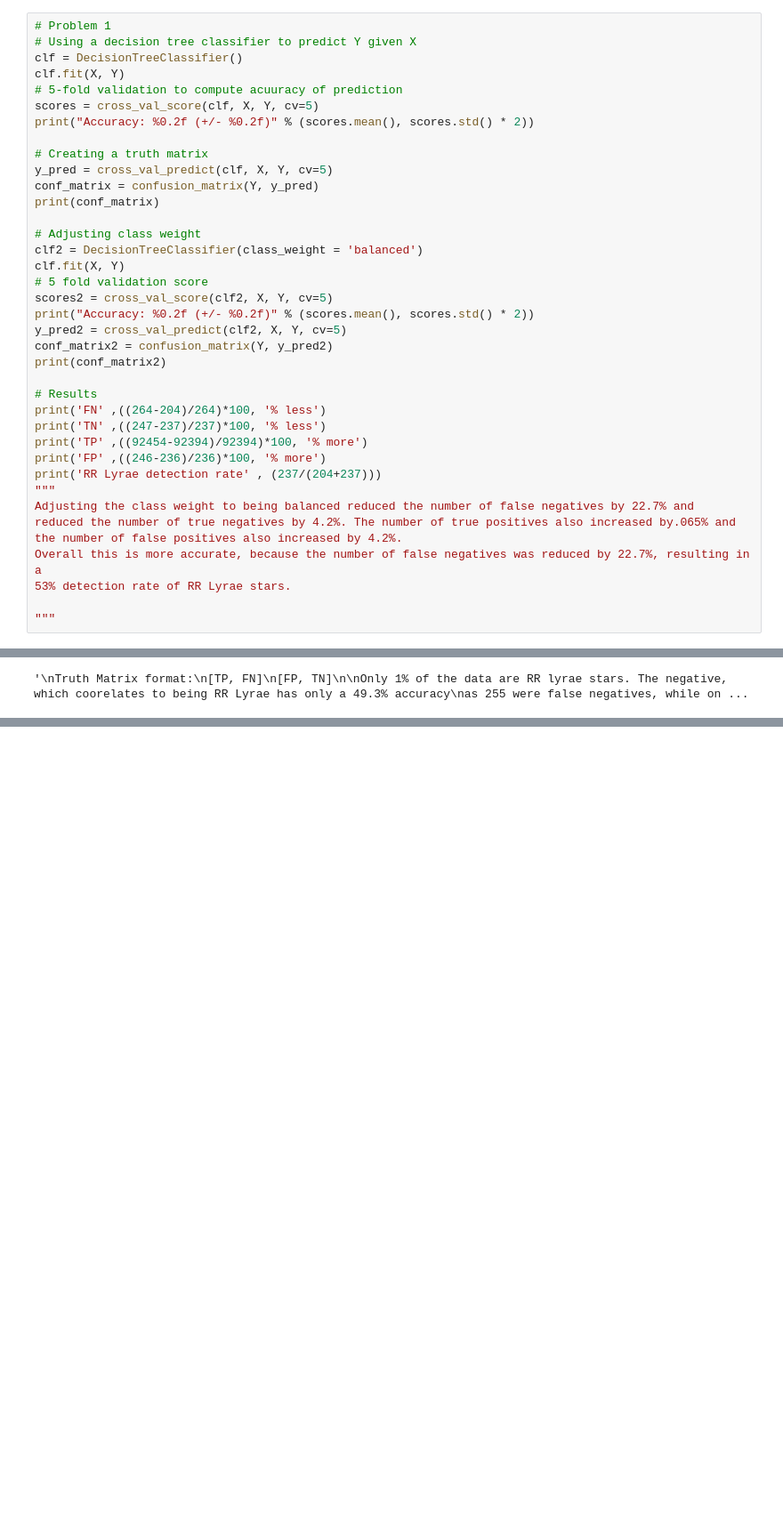
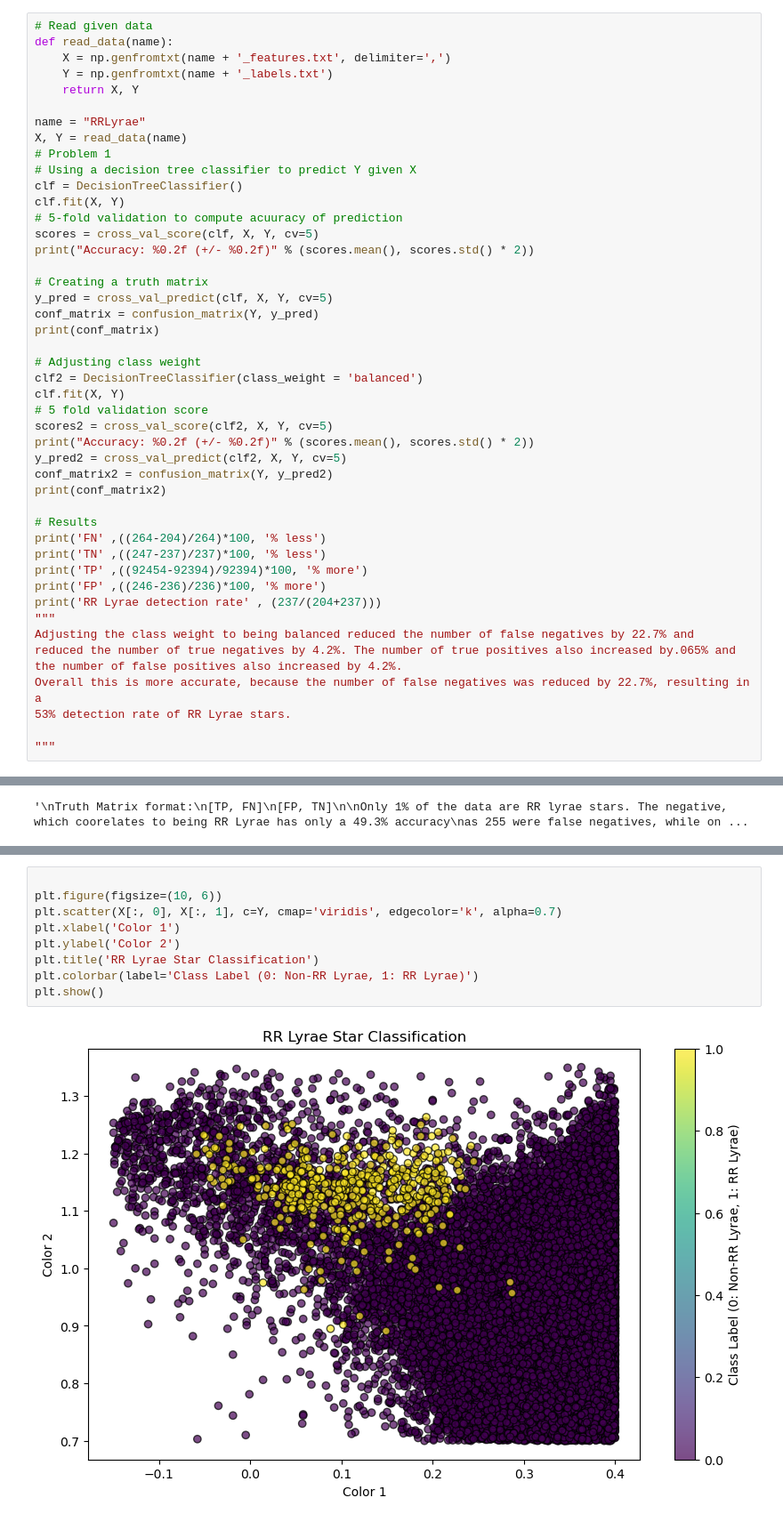
Before and after one commit to Columbia-Astronomy-4260/astr-4260-Juliahaynes777, a Jupyter notebook: PS8/PS8.ipynb, the cells around one changed output, grey strips where cells are left out. Shown at 89% size. Cells and saved outputs as stored; diff of their text form; blank space fills up the shorter version.

```diff
--- a/PS8/PS8.ipynb
+++ b/PS8/PS8.ipynb
@@ -1,6 +1,14 @@
 # %%
 # PS8
 # %%
+# Read given data
+def read_data(name):
+    X = np.genfromtxt(name + '_features.txt', delimiter=',')
+    Y = np.genfromtxt(name + '_labels.txt')
+    return X, Y
+
+name = "RRLyrae"
+X, Y = read_data(name)
 # Problem 1
 # Using a decision tree classifier to predict Y given X
 clf = DecisionTreeClassifier()
@@ -216,0 +318,11 @@ RR Lyrae detection rate change -32.17206980589447 % change
+# %%
+
+plt.figure(figsize=(10, 6))
+plt.scatter(X[:, 0], X[:, 1], c=Y, cmap='viridis', edgecolor='k', alpha=0.7)
+plt.xlabel('Color 1')
+plt.ylabel('Color 2')
+plt.title('RR Lyrae Star Classification')
+plt.colorbar(label='Class Label (0: Non-RR Lyrae, 1: RR Lyrae)')
+plt.show()
+# %% [output]
+[figure, added]
```
Also changed, not shown: parts of 25 cells of this notebook.
